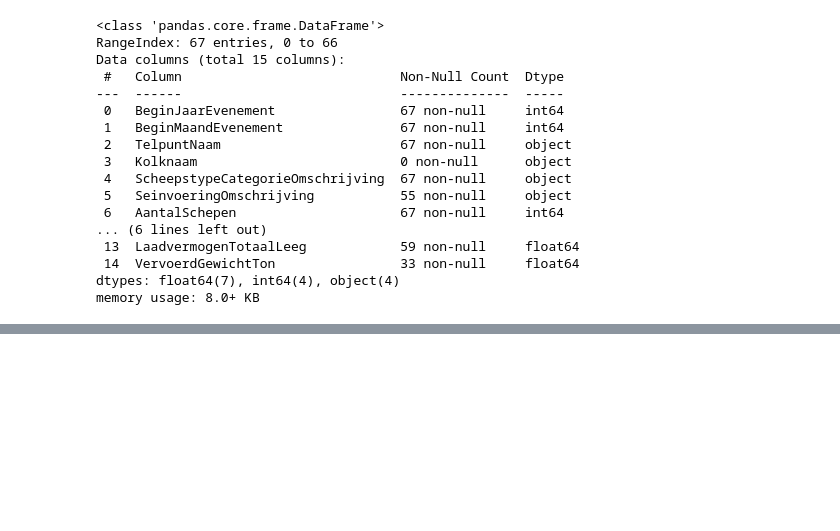
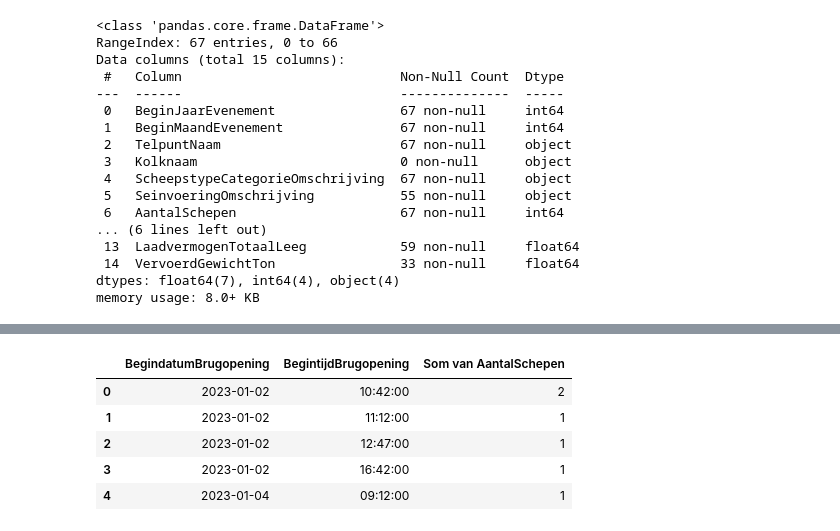
Before and after one commit to NikolaySirenko/datafest2024, a Jupyter notebook: code/passages_and_openings.ipynb, the cells around one changed output, grey strips where cells are left out. Cells and saved outputs as stored; diff of their text form; code cells hidden in the pictures; blank space fills up the shorter version.

```diff
--- a/code/passages_and_openings.ipynb
+++ b/code/passages_and_openings.ipynb
@@ -135,0 +193,13 @@ memory usage: 8.0+ KB
+# %%
+df_file_path = (csv_files[12])
+df_KeersluisbrugVlissingen_ships_2023 = pd.read_csv(df_file_path, delimiter=',')
+df_KeersluisbrugVlissingen_ships_2023['BegindatumBrugopening'] = pd.to_datetime(df_KeersluisbrugVlissingen_ships_2023['BegindatumBrugopening'], errors='coerce')
+df_KeersluisbrugVlissingen_ships_2023['BegindatumBrugopening'] = df_KeersluisbrugVlissingen_ships_2023['BegindatumBrugopening'].fillna(method='ffill')
+df_KeersluisbrugVlissingen_ships_2023.head()
+# %% [output]
+|  | BegindatumBrugopening | BegintijdBrugopening | Som van AantalSchepen |
+| 0 | 2023-01-02 | 10:42:00 | 2 |
+| 1 | 2023-01-02 | 11:12:00 | 1 |
+| 2 | 2023-01-02 | 12:47:00 | 1 |
+| 3 | 2023-01-02 | 16:42:00 | 1 |
+| 4 | 2023-01-04 | 09:12:00 | 1 |
```
Also changed, not shown: parts of 5 cells of this notebook.
